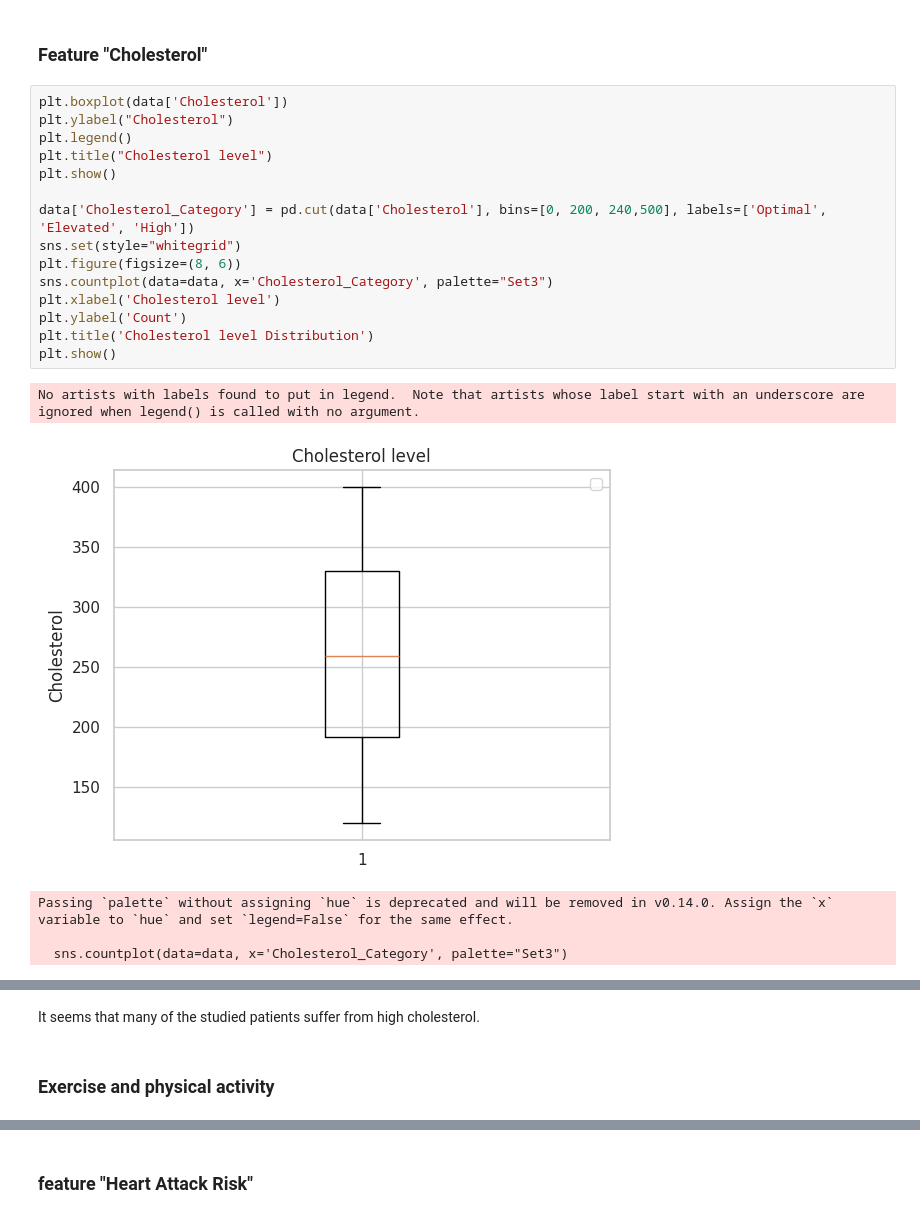
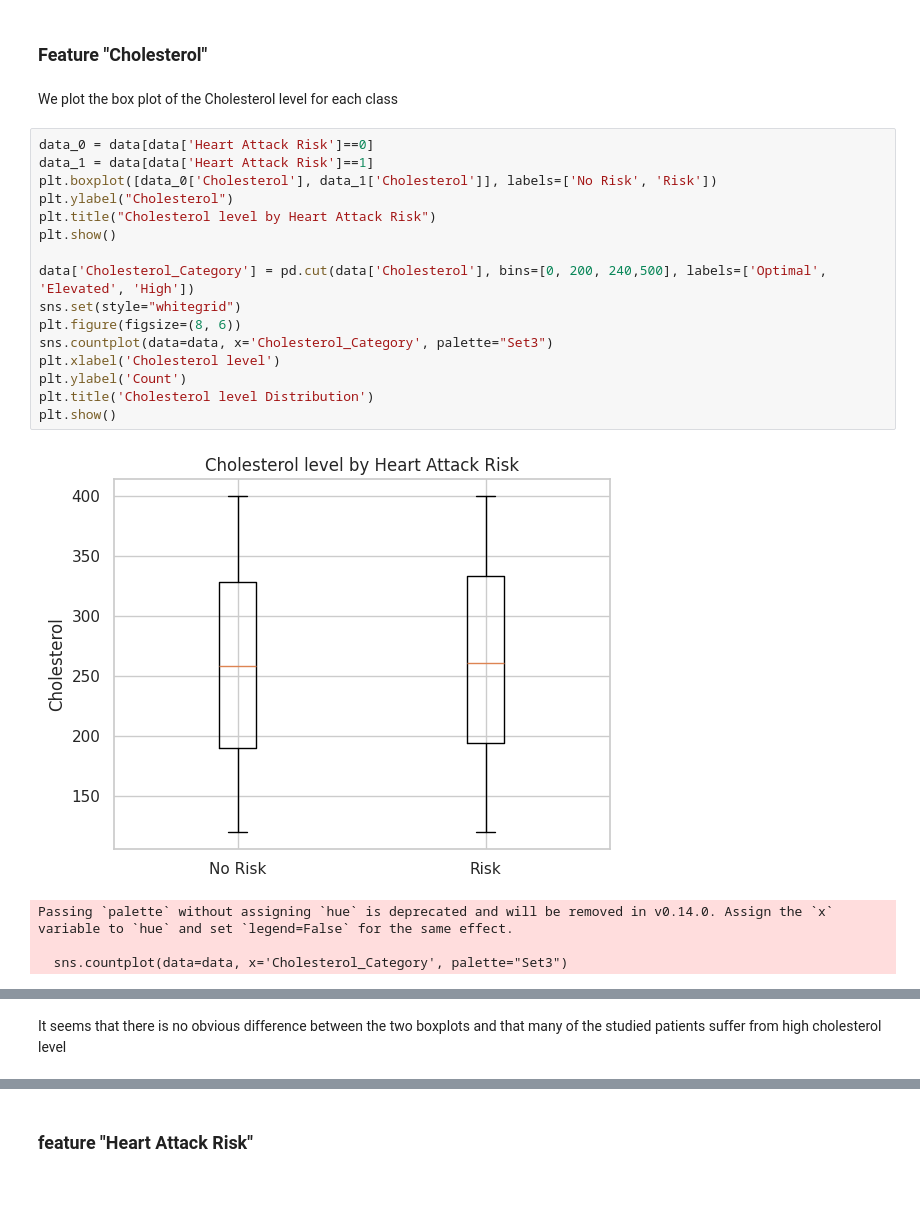
Before and after one commit to Aymanjeb/AAA-project, a Jupyter notebook: Data Exploration.ipynb, the cells around one changed output, grey strips where cells are left out. Cells and saved outputs as stored; diff of their text form; blank space fills up the shorter version.

```diff
--- a/Data Exploration.ipynb
+++ b/Data Exploration.ipynb
@@ -215,29 +216,29 @@ plt.show()
 [figure]
 # %% [markdown]
 ### Feature "Cholesterol"
+# %% [markdown]
+We plot the box plot of the Cholesterol level for each class
 # %%
-plt.boxplot(data['Cholesterol'])
+data_0 = data[data['Heart Attack Risk']==0]
+data_1 = data[data['Heart Attack Risk']==1]
+plt.boxplot([data_0['Cholesterol'], data_1['Cholesterol']], labels=['No Risk', 'Risk'])
 plt.ylabel("Cholesterol")
-plt.legend()
-plt.title("Cholesterol level")
+plt.title("Cholesterol level by Heart Attack Risk")
 plt.show()
 
 data['Cholesterol_Category'] = pd.cut(data['Cholesterol'], bins=[0, 200, 240,500], labels=['Optimal', 'Elevated', 'High'])
 sns.set(style="whitegrid")
 plt.figure(figsize=(8, 6))
 sns.countplot(data=data, x='Cholesterol_Category', palette="Set3")
 plt.xlabel('Cholesterol level')
 plt.ylabel('Count')
 plt.title('Cholesterol level Distribution')
 plt.show()
 # %% [output]
+[figure, new version]
-No artists with labels found to put in legend.  Note that artists whose label start with an underscore are ignored when legend() is called with no argument.
+Passing `palette` without assigning `hue` is deprecated and will be removed in v0.14.0. Assign the `x` variable to `hue` and set `legend=False` for the same effect.
+
+  sns.countplot(data=data, x='Cholesterol_Category', palette="Set3")
-[figure, old version]
-Passing `palette` without assigning `hue` is deprecated and will be removed in v0.14.0. Assign the `x` variable to `hue` and set `legend=False` for the same effect.
-
-  sns.countplot(data=data, x='Cholesterol_Category', palette="Set3")
 [figure]
 # %% [markdown]
-It seems that many of the studied patients suffer from high cholesterol.
+It seems that there is no obvious difference between the two boxplots and that many of the studied patients suffer from high cholesterol level
-# %% [markdown]
-### Exercise and physical activity
```
Also changed, not shown: parts of 13 cells of this notebook, 1 other file.
